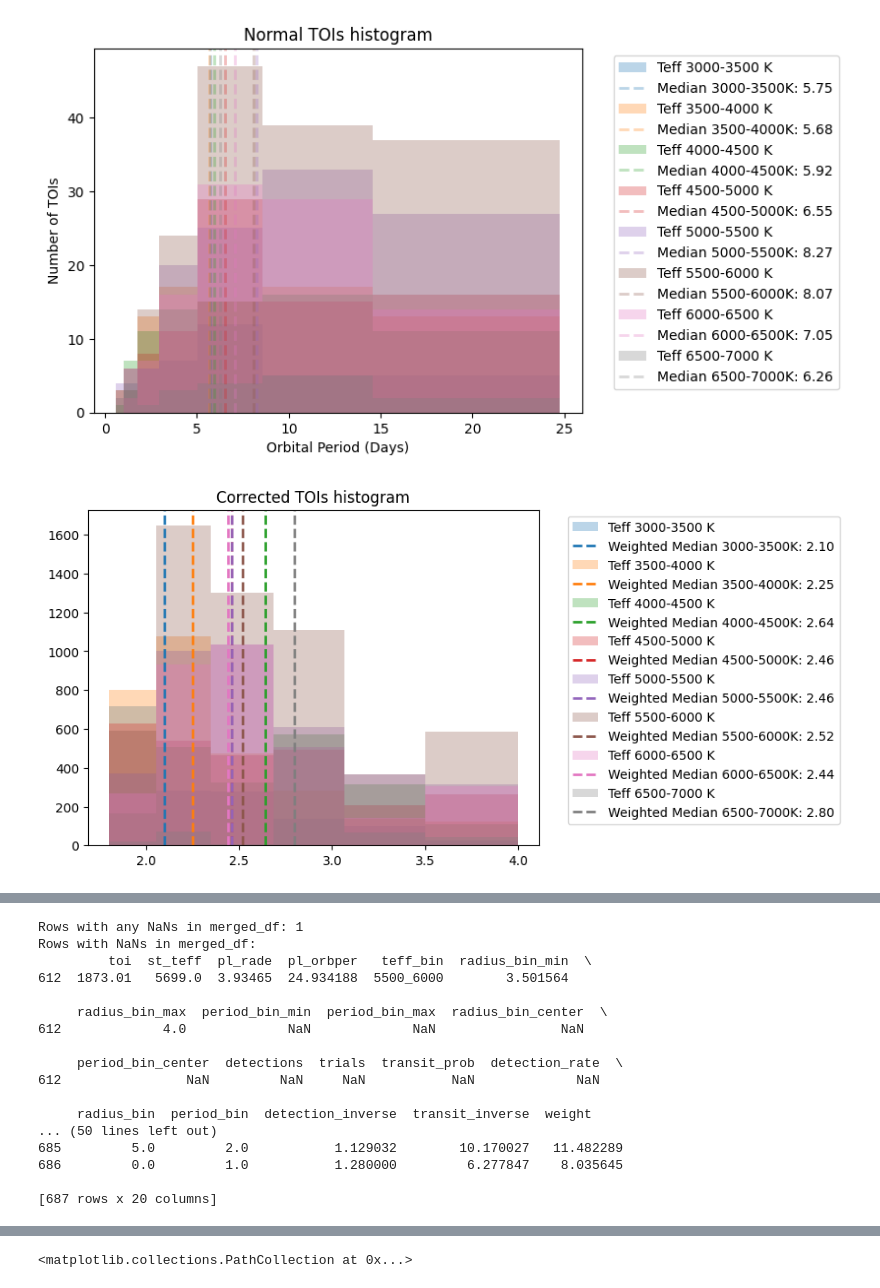
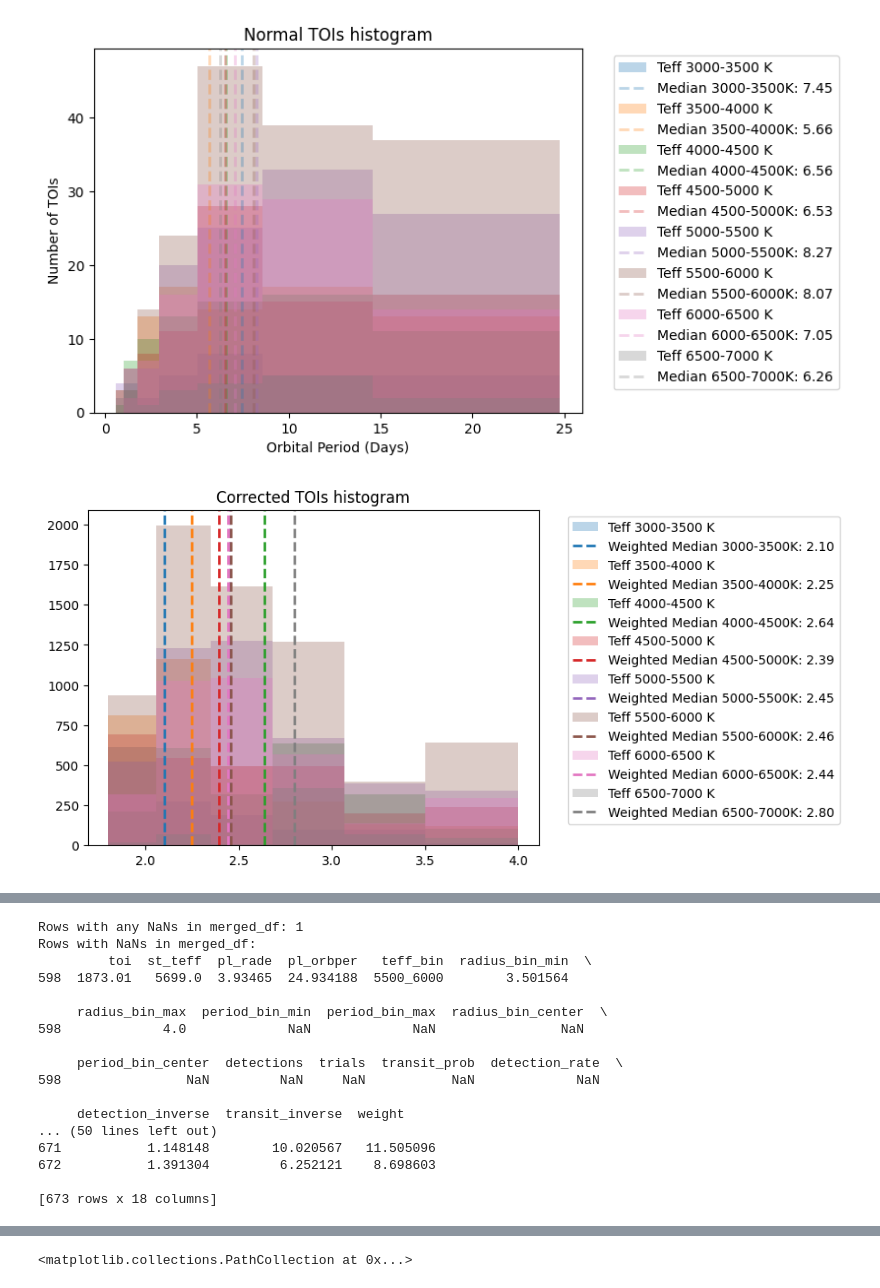
Before and after one commit to danayaptangco/tess_demographics, a Jupyter notebook: gen_heatmaps/inj_rec/inj_rec_results/take_two_master_heatmaps_1.8lower/reviewer_report1_statistical_analysis.ipynb, the cells around one changed output, grey strips where cells are left out. Saved outputs shown, nothing was run; the diff lists cells and outputs as text; code cells hidden in the pictures.

```diff
--- a/gen_heatmaps/inj_rec/inj_rec_results/take_two_master_heatmaps_1.8lower/reviewer_report1_statistical_analysis.ipynb
+++ b/gen_heatmaps/inj_rec/inj_rec_results/take_two_master_heatmaps_1.8lower/reviewer_report1_statistical_analysis.ipynb
@@ -172,6 +216,7 @@ TOIs_filtered = TOIs.dropna(subset=['st_teff', 'pl_rade'])
 
 TOIs_filtered = TOIs_filtered[(TOIs_filtered['pl_rade'] > 1.8) & (TOIs_filtered['pl_rade'] < 4.0)]
 TOIs_filtered = TOIs_filtered[(TOIs_filtered['pl_orbper'] > 0.6028) & (TOIs_filtered['pl_orbper'] < 25.1)]
+TOIs_filtered = TOIs_filtered[(TOIs_filtered['st_tmag'] < 13)]
 #TOIs_bootstrap = TOIs_bootstrap[~TOIs_bootstrap['toi'].isin([2194.01])] #second try ones with giant corrections
 
 #TOIs_filtered = TOIs_filtered[~TOIs_filtered['id'].isin([80224448, 370009806])] # The ones with giant corrections
@@ -196,6 +241,12 @@ print(len(TOIs_filtered))
 #print(radius_bins)
 #print(period_bins)
 
+# Pre-create the key columns so the per-row assignment below can read teff_bin
+# back out even when a star falls outside every Teff range.
+for _c in ['teff_bin', 'radius_bin_min', 'radius_bin_max', 'period_bin_min', 'period_bin_max']:
+    if _c not in TOIs_filtered.columns:
+        TOIs_filtered[_c] = np.nan
+
 for row in TOIs_filtered.itertuples():
     teff = row.st_teff
     radius = row.pl_rade
@@ -207,24 +258,35 @@ for row in TOIs_filtered.itertuples():
             teff_bin = f"{teff_min}_{teff_max}"
             TOIs_filtered.at[row.Index, 'teff_bin'] = teff_bin
 
-    for rad_min, rad_max in radius_bins:
-        if rad_min <= radius < rad_max:
-            radius_bin_min = rad_min
-            radius_bin_max = rad_max
-            TOIs_filtered.at[row.Index, 'radius_bin_min'] = radius_bin_min
-            TOIs_filtered.at[row.Index, 'radius_bin_max'] = radius_bin_max
-
-    for per_min, per_max in period_bins:
-        if per_min <= period < per_max:
-            period_bin_min = per_min
-            period_bin_max = per_max
-            TOIs_filtered.at[row.Index, 'period_bin_min'] = period_bin_min
-            TOIs_filtered.at[row.Index, 'period_bin_max'] = period_bin_max
+    # Bin radius and period with the edges belonging to THIS star's Teff slice,
+    # so the merge keys below resolve against a cell that actually exists.
+    _tb = TOIs_filtered.at[row.Index, 'teff_bin']
+    if isinstance(_tb, str) and _tb in radius_edges_by_teff:
+        _re = radius_edges_by_teff[_tb]
+        if _re[0] <= radius < _re[-1]:
+            _k = min(int(np.searchsorted(_re, radius, side='right')) - 1, len(_re) - 2)
+            TOIs_filtered.at[row.Index, 'radius_bin_min'] = _re[_k]
+            TOIs_filtered.at[row.Index, 'radius_bin_max'] = _re[_k + 1]
+        _pe = period_edges_by_teff[_tb]
+        if _pe[0] <= period < _pe[-1]:
+            _k = min(int(np.searchsorted(_pe, period, side='right')) - 1, len(_pe) - 2)
+            TOIs_filtered.at[row.Index, 'period_bin_min'] = _pe[_k]
+            TOIs_filtered.at[row.Index, 'period_bin_max'] = _pe[_k + 1]
 
 #print(TOIs_filtered)
 
 # Merge TOIs with completeness data
 merged_df = pd.merge(TOIs_filtered, df, on=['teff_bin', 'radius_bin_min', 'radius_bin_max', 'period_bin_min', 'period_bin_max'], how='left')
+
+# Fail LOUDLY on a bad merge. Unmatched rows get weight 1 further down via
+# .fillna(1), which silently turns "no completeness information" into "needs no
+# correction" -- producing entirely plausible-looking medians built on nothing.
+_matched = merged_df['detection_rate'].notna().sum()
+print(f"completeness match: {_matched}/{len(merged_df)} rows "
+      f"({100 * _matched / len(merged_df):.1f}%)")
+if _matched < 0.95 * len(merged_df):
+    print("  *** WARNING: >5% of TOIs have no completeness cell. Their weights "
+          "default to 1 and the corrected medians are NOT trustworthy. ***")
 #print(merged_df)
 
 #### REGULAR HISTOGRAM
@@ -347,2 +410,2 @@ print(merged_df)
-[figure, old version]
+[figure, new version]
-[figure, old version]
+[figure, new version]
@@ -350,20 +413,20 @@ print(merged_df)
 Rows with any NaNs in merged_df: 1
 Rows with NaNs in merged_df:
          toi  st_teff  pl_rade  pl_orbper   teff_bin  radius_bin_min  \
-612  1873.01   5699.0  3.93465  24.934188  5500_6000        3.501564
+598  1873.01   5699.0  3.93465  24.934188  5500_6000        3.501564
 
      radius_bin_max  period_bin_min  period_bin_max  radius_bin_center  \
-612             4.0             NaN             NaN                NaN
+598             4.0             NaN             NaN                NaN
 
      period_bin_center  detections  trials  transit_prob  detection_rate  \
-612                NaN         NaN     NaN           NaN             NaN
+598                NaN         NaN     NaN           NaN             NaN
 
-     radius_bin  period_bin  detection_inverse  transit_inverse  weight
+     detection_inverse  transit_inverse  weight
 ... (50 lines left out)
-685         5.0         2.0           1.129032        10.170027   11.482289
-686         0.0         1.0           1.280000         6.277847    8.035645
+671           1.148148        10.020567   11.505096
+672           1.391304         6.252121    8.698603
 
-[687 rows x 20 columns]
+[673 rows x 18 columns]
 # %%
 n_bootstrap = 1000
 teff_ranges = [(3000, 3500), (3500, 4000), (4000, 4500), (4500, 5000),
```
Also changed, not shown: parts of 26 cells of this notebook, 3 other files.
